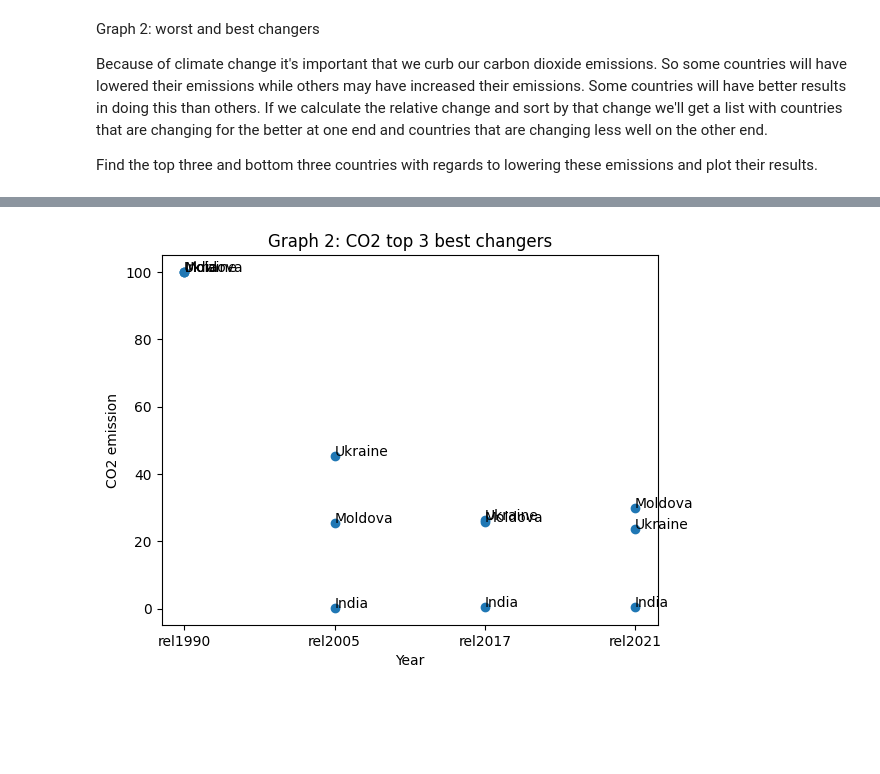
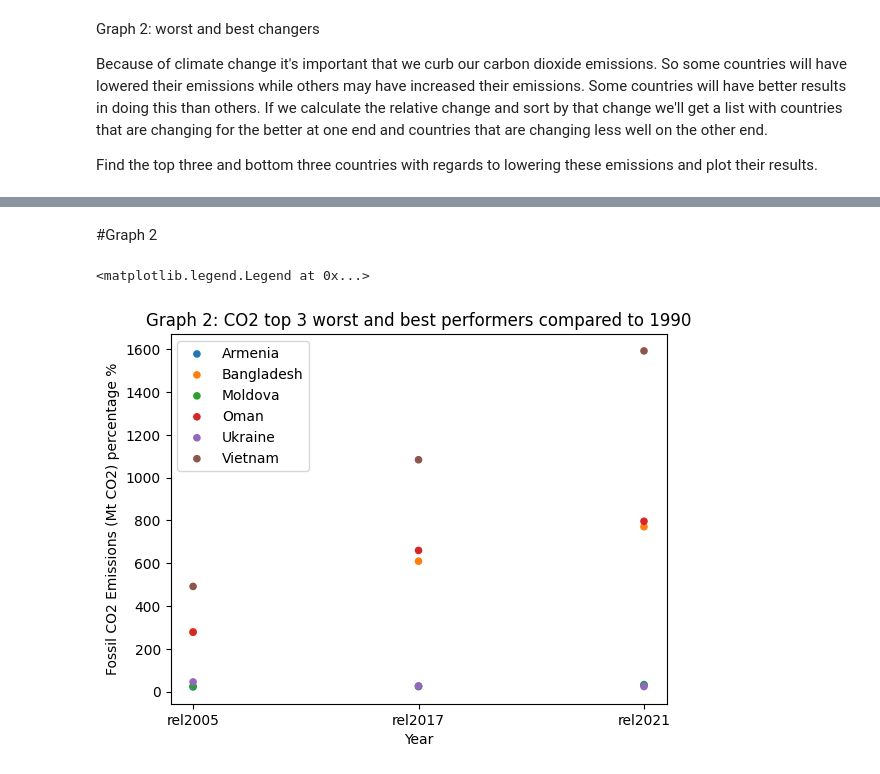
Before and after one commit to ayuksekdag/winacademy_python_dna, a Jupyter notebook: c02/c02.ipynb, the cells around one changed output, grey strips where cells are left out. Saved outputs shown, nothing was run; the diff lists cells and outputs as text; code cells hidden in the pictures; blank space fills up the shorter version.

```diff
--- a/c02/c02.ipynb
+++ b/c02/c02.ipynb
@@ -133,0 +86,20 @@ lijst_landen
+# %%
+
+#step1: Prep dataset for countries with at least 5 Mt CO2 in 1990
+
+atleast5Mt = (
+    lijst_landen[lijst_landen['1990'] >= 5]
+)
+
+print(f"dataset totaal {lijst_landen.shape} gefitleerd {atleast5Mt.shape}")
+
+#step 2 zet de waarde overal op 100
+atleast5Mt['rel1990'] = 100
+
+atleast5Mt['rel2005'] = (atleast5Mt['2005'] / atleast5Mt['1990'] * 100).round(2).copy()
+atleast5Mt['rel2017'] = (atleast5Mt['2017'] / atleast5Mt['1990'] * 100).round(2).copy()
+atleast5Mt['rel2021'] = (atleast5Mt['2021'] / atleast5Mt['1990'] * 100).round(2).copy()
+
+atleast5Mt.drop(['1990','2005','2017','2021','rel1990'],axis=1,  inplace=True)
+
+atleast5Mt
@@ -134,6 +121,6 @@ lijst_landen
 # %%
-top3 = lijst_landen.sort_values(by='rel2021', ascending=False).head(3)
-buttom3 = lijst_landen.sort_values(by='rel2021', ascending=False).tail(3)
+top3 = atleast5Mt.sort_values(by='rel2021', ascending=False).head(3)
+buttom3 = atleast5Mt.sort_values(by='rel2021', ascending=False).tail(3)
 # %%
 top3_pivot= top3.melt(id_vars=["Country"],
         var_name="Year",
@@ -142,3 +129,6 @@ top3_pivot= top3.melt(id_vars=["Country"],
 buttom3_pivot= buttom3.melt(id_vars=["Country"],
         var_name="Year",
         value_name="C02")
+
+#union all both datasets
+top3_union = pd.concat([top3_pivot, buttom3_pivot])
@@ -165,19 +135,19 @@ for i, txt in enumerate(z):
-# %%
-import matplotlib.pyplot as plt
-
-x=buttom3_pivot["Year"].to_list()
-y=buttom3_pivot["C02"].to_list()
-z=buttom3_pivot["Country"].to_list()
-
-
-fig, ax = plt.subplots()
-ax.scatter(x, y)
-
-plt.title("Graph 2: CO2 top 3 best changers")
-ax.set_xlabel("Year")
-ax.set_ylabel("CO2 emission")
-
-for i, txt in enumerate(z):
-    ax.annotate(txt, (x[i], y[i]))
-# %% [output]
-[figure, removed]
+# %% [markdown]
+#Graph 2
+# %%
+
+fig, ax = plt.subplots()
+
+ax.set_title('Graph 2: CO2 top 3 worst and best performers compared to 1990')
+ax.set_xlabel('Year')
+ax.set_ylabel('Fossil CO2 Emissions (Mt CO2) percentage %')
+
+
+groups = top3_union.groupby('Country')
+for name, group in groups:
+    plt.scatter(group.Year, group.C02, marker='o', linestyle='', s=20, label=name)
+
+plt.legend()
+# %% [output]
+<matplotlib.legend.Legend at 0x...>
+[figure, added]
```
Also changed, not shown: parts of 12 cells of this notebook, 1 other file.
